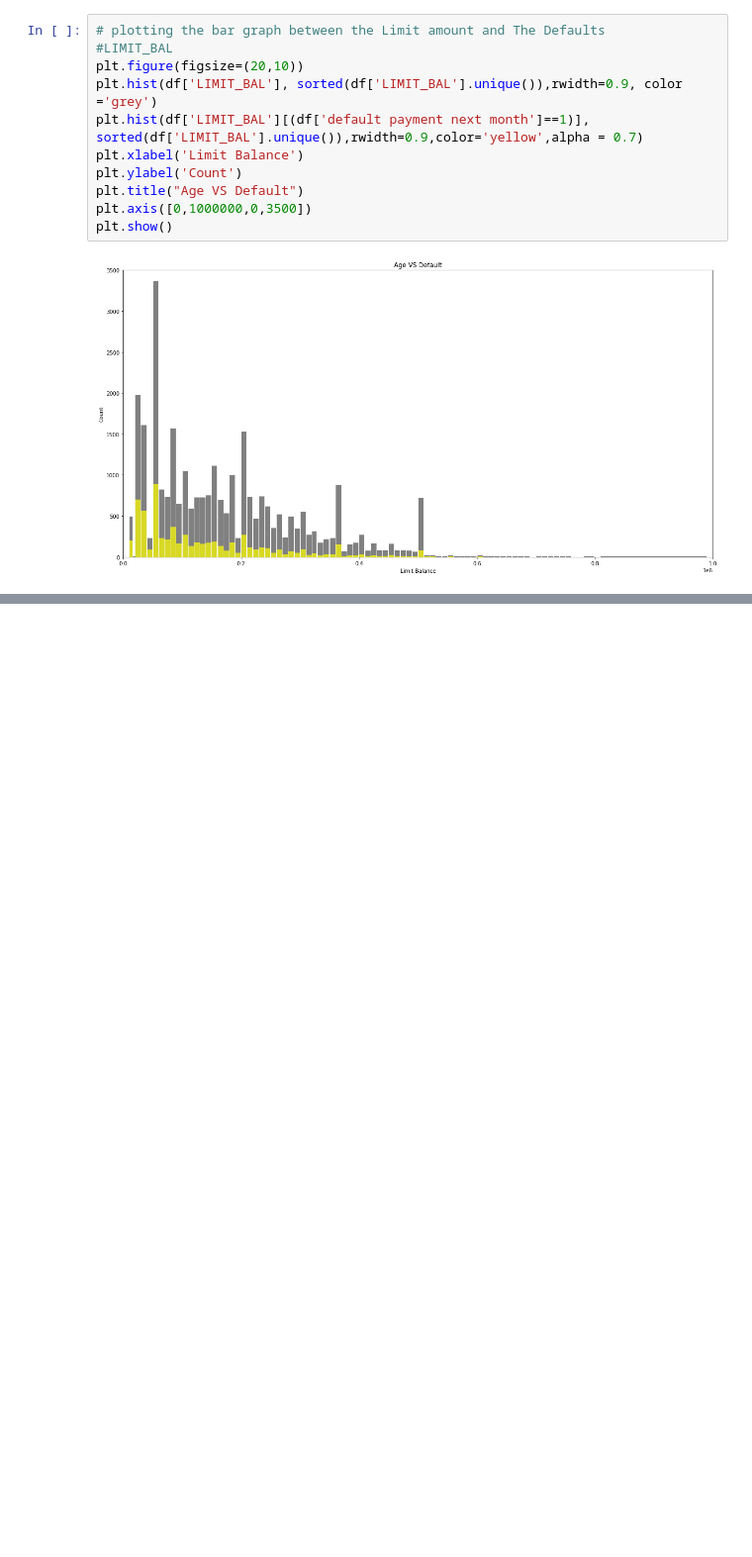
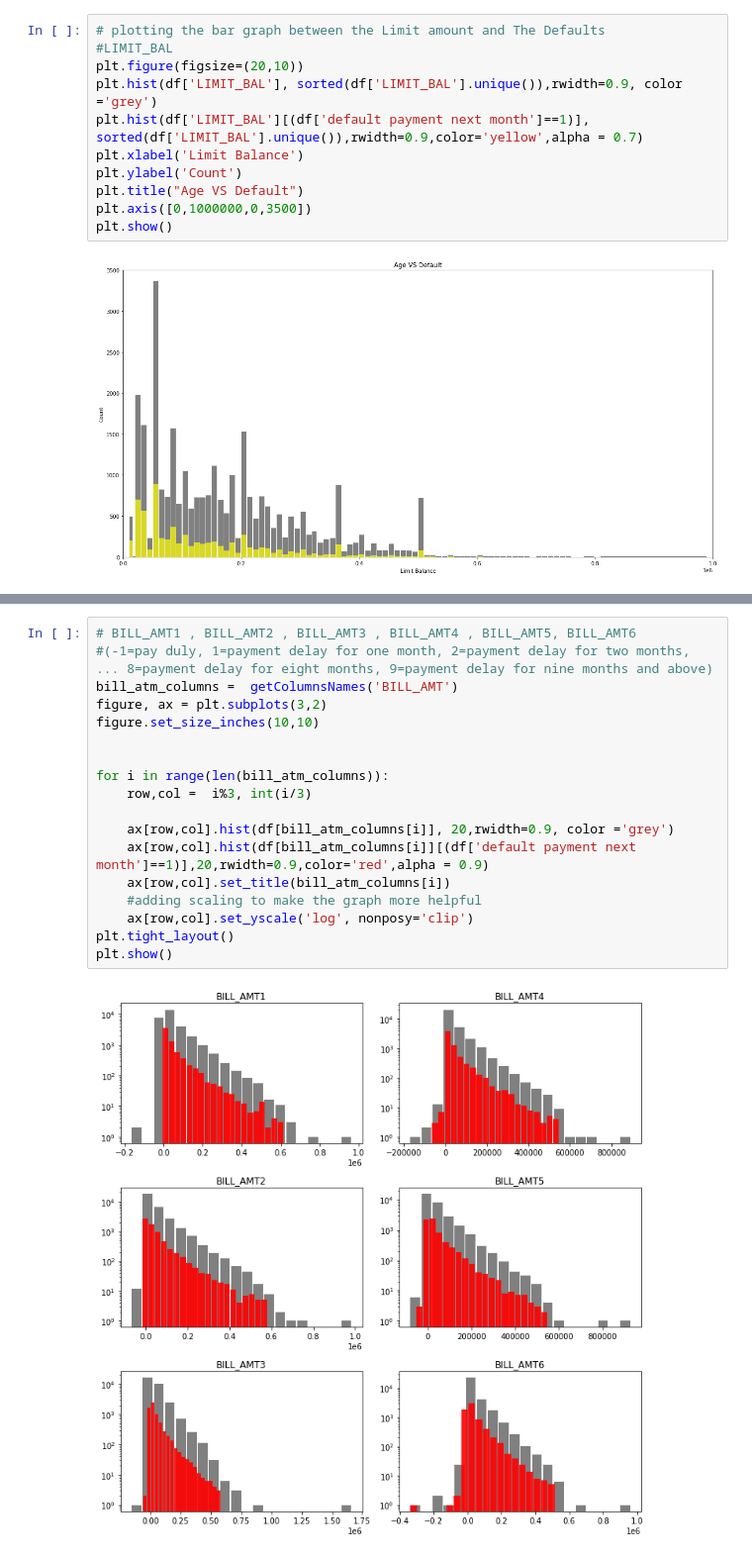
Before and after one commit to AnkitPatel745/Credit-Card-Default-Prediction-Capstone-Project, a Jupyter notebook: Credit_Card_Default_Prediction_Capstone_Project.ipynb, the cells around one changed output, grey strips where cells are left out. Shown: that part at 99% size. Cells and saved outputs as stored; diff of their text form; blank space fills up the shorter version.

```diff
--- a/Credit_Card_Default_Prediction_Capstone_Project.ipynb
+++ b/Credit_Card_Default_Prediction_Capstone_Project.ipynb
@@ -545,0 +590,20 @@ plt.show()
+# %%
+# BILL_AMT1 , BILL_AMT2 , BILL_AMT3 , BILL_AMT4 , BILL_AMT5, BILL_AMT6
+#(-1=pay duly, 1=payment delay for one month, 2=payment delay for two months, ... 8=payment delay for eight months, 9=payment delay for nine months and above)
+bill_atm_columns =  getColumnsNames('BILL_AMT')
+figure, ax = plt.subplots(3,2)
+figure.set_size_inches(10,10)
+
+
+for i in range(len(bill_atm_columns)):
+    row,col =  i%3, int(i/3)
+
+    ax[row,col].hist(df[bill_atm_columns[i]], 20,rwidth=0.9, color ='grey')
+    ax[row,col].hist(df[bill_atm_columns[i]][(df['default payment next month']==1)],20,rwidth=0.9,color='red',alpha = 0.9)
+    ax[row,col].set_title(bill_atm_columns[i])
+    #adding scaling to make the graph more helpful
+    ax[row,col].set_yscale('log', nonposy='clip')
+plt.tight_layout()
+plt.show()
+# %% [output]
+[figure, added]
```
Also changed, not shown: parts of 3 cells of this notebook.
